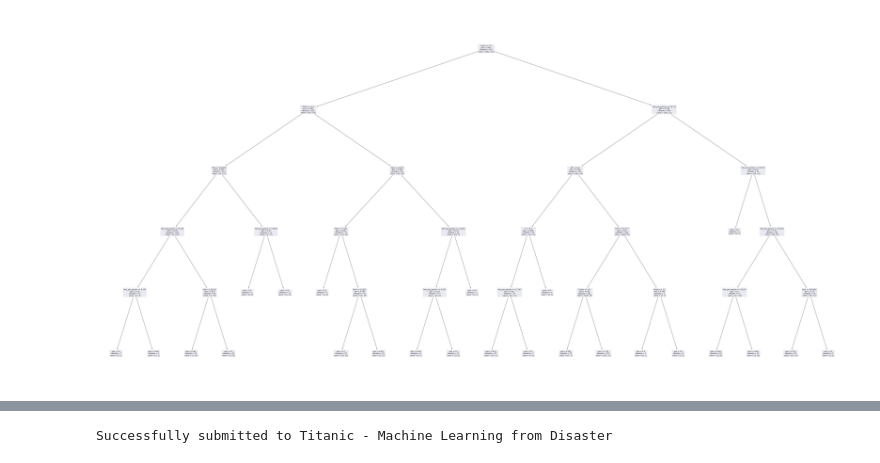
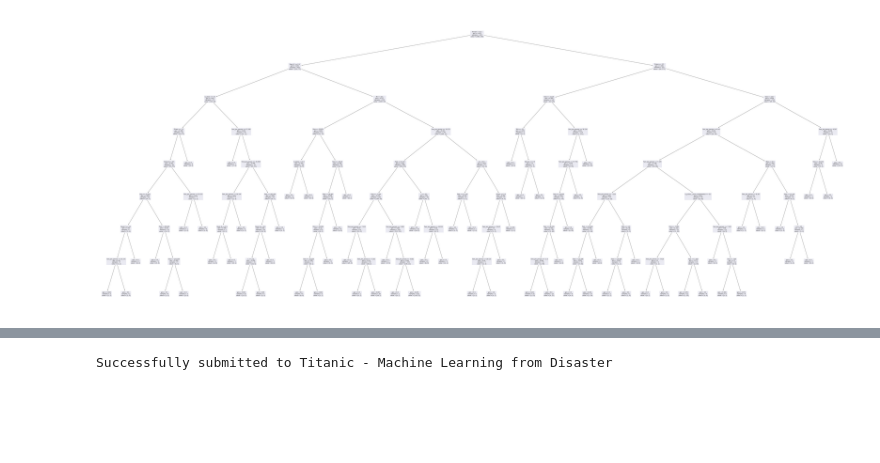
Before and after one commit to KangnamUniv-ML/Titanic-ML, a Jupyter notebook: notebook/Titanic Preprocessing and Decision Tree.ipynb, the cells around one changed output, grey strips where cells are left out. Cells and saved outputs as stored; diff of their text form; code cells hidden in the pictures; blank space fills up the shorter version.

```diff
--- a/notebook/Titanic Preprocessing and Decision Tree.ipynb
+++ b/notebook/Titanic Preprocessing and Decision Tree.ipynb
@@ -125,3 +127,2 @@ sns.heatmap(dfCorr, annot=True)
 # %%
-dfFiltered = df[['Survived', 'Pclass', 'Fare', 'Fare_per_person', 'is_alone', 'is_pclass_3_from_southampton', 'female', 'male', 'C', 'S', 'Mr', 'Mrs', 'Miss']]
-dfFiltered
+focused_cols = ['Survived', 'Pclass', 'Fare', 'Fare_per_person', 'is_alone', 'is_pclass_3_from_southampton', 'Deck_B', 'Deck_D', 'Deck_E', 'Deck_Z', 'female', 'male', 'C', 'S', 'Mr', 'Mrs', 'Miss']
@@ -141,0 +129,3 @@ dfFiltered
+# %%
+dfFiltered = df[focused_cols]
+dfFiltered
@@ -181,7 +205,10 @@ X = dfFiltered[['Pclass', 'Fare', 'Fare_per_person', 'is_alone', 'is_pclass_3_fr
+# %%
+Y = dfFiltered['Survived']
+X = dfFiltered[focused_cols[1:]]
 # %%
 x_train, x_test, y_train, y_test = train_test_split(X, Y, test_size=0.3)
 # %%
-decisionTree = DecisionTreeClassifier(random_state=42, max_depth=5)
+decisionTree = DecisionTreeClassifier(random_state=42, max_depth=8)
 # %%
 decisionTree.fit(x_train, y_train)
 # %% [output]
@@ -189,9 +216,9 @@ DecisionTreeClassifier(max_depth=5, random_state=42)
 # %%
-plt.figure(figsize=(80, 40))
-plot_tree(decisionTree, fontsize=10, feature_names=['Pclass', 'Fare', 'Fare_per_person', 'is_alone', 'is_pclass_3_from_southampton', 'female', 'male', 'C', 'S', 'Mr', 'Mrs', 'Miss'])
+plt.figure(figsize=(100, 40))
+plot_tree(decisionTree, fontsize=10, feature_names=focused_cols[1:])
 plt.show()
 # %% [output]
-[figure, old version]
+[figure, new version]
 # %%
 decisionTree.score(x_train, y_train)
 # %% [output]
```
Also changed, not shown: parts of 23 cells of this notebook.
